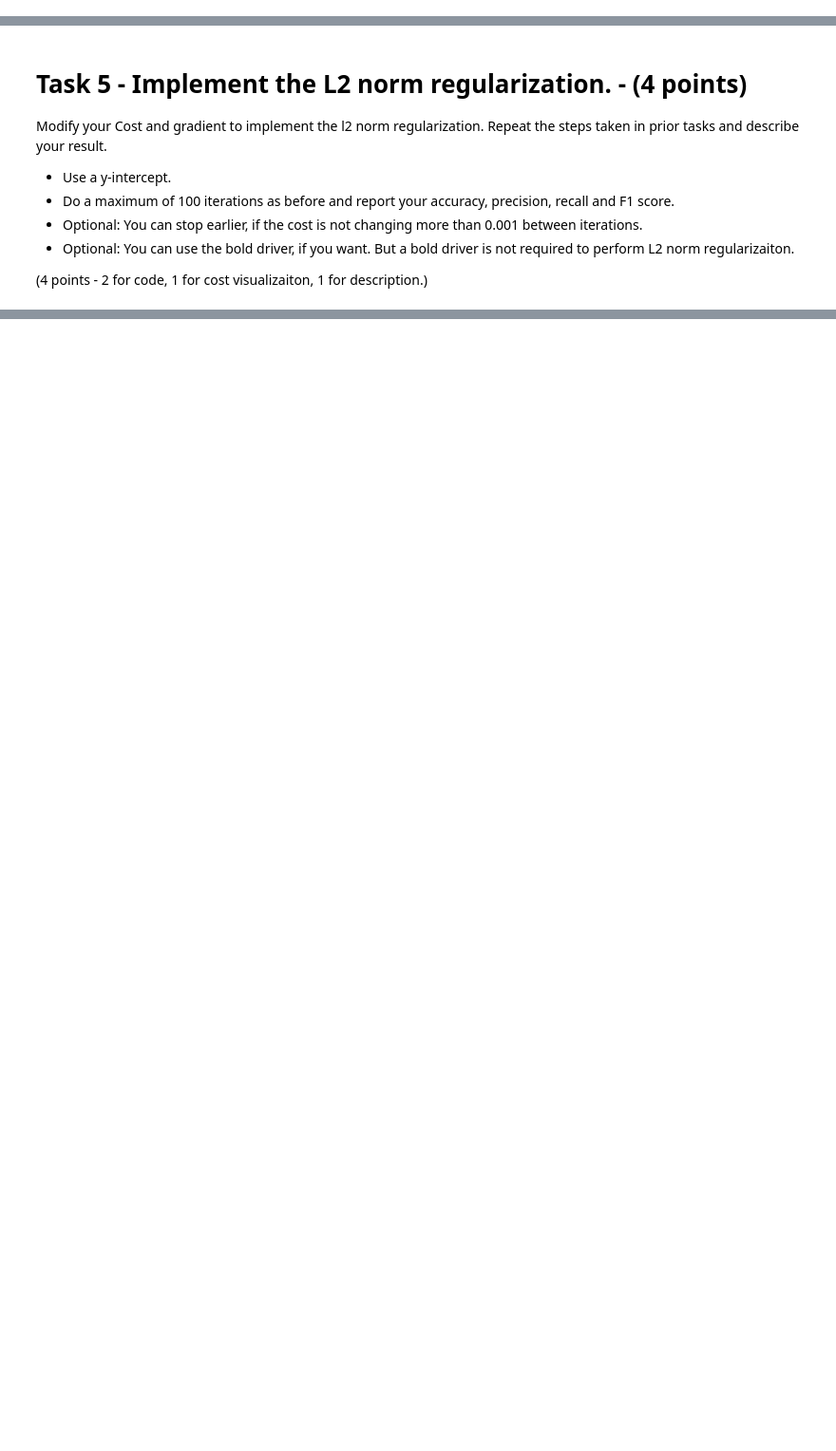
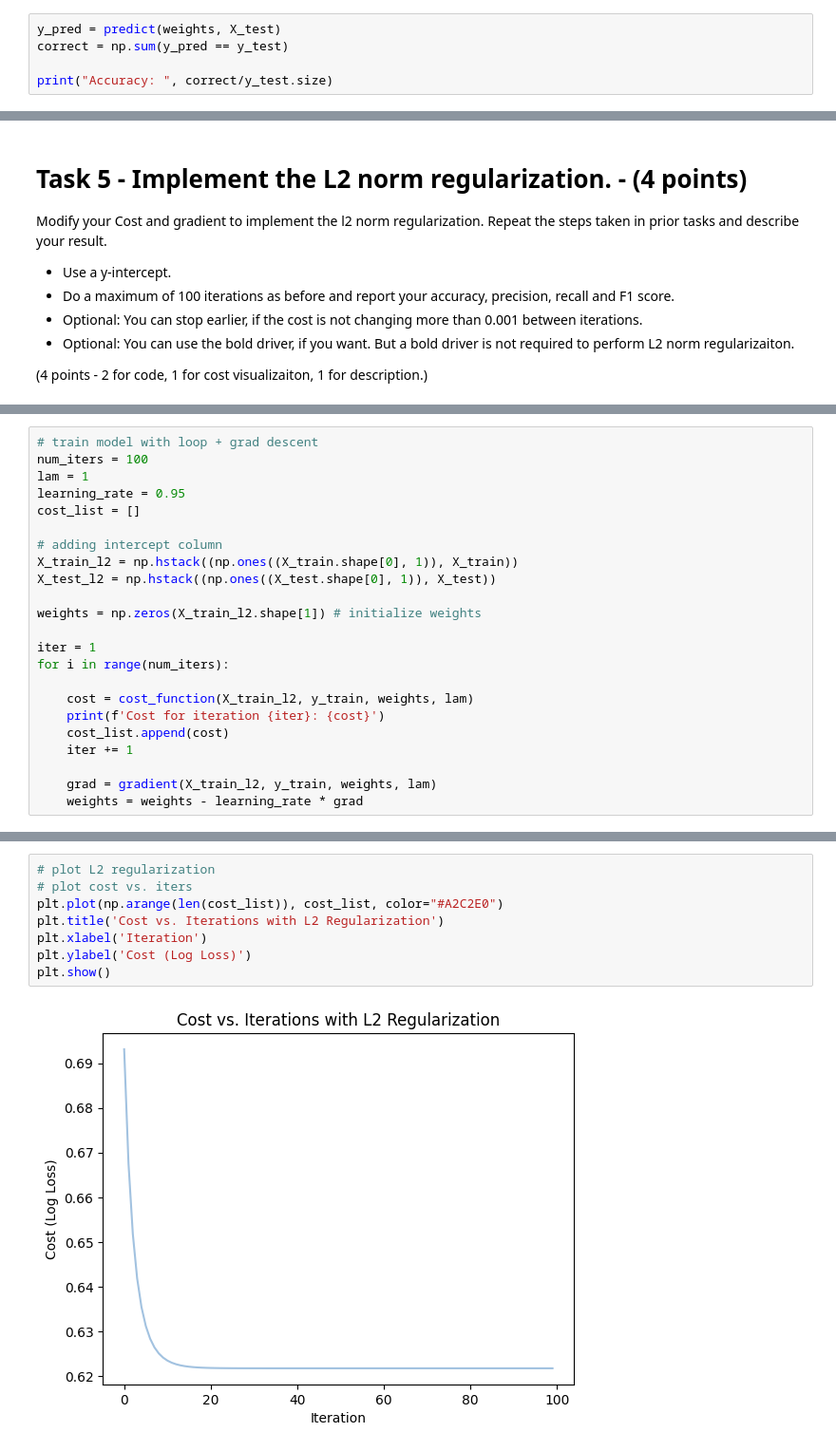
Before and after one commit to jack-mayberry/CS329E-Data-Analytics, a Jupyter notebook: Assignment 6/329e_HW06.ipynb, the cells around one changed output, grey strips where cells are left out. Shown at 95% size. Saved outputs shown, nothing was run; the diff lists cells and outputs as text; blank space fills up the shorter version.

```diff
--- a/Assignment 6/329e_HW06.ipynb
+++ b/Assignment 6/329e_HW06.ipynb
@@ -235,0 +305,5 @@ Print the results. (**4 points**)
+# %%
+y_pred = predict(weights, X_test)
+correct = np.sum(y_pred == y_test)
+
+print("Accuracy: ", correct/y_test.size)
@@ -268,0 +582,23 @@ Modify your Cost and gradient to implement the l2 norm regularization. Repeat th
+# %%
+# train model with loop + grad descent
+num_iters = 100
+lam = 1
+learning_rate = 0.95
+cost_list = []
+
+# adding intercept column
+X_train_l2 = np.hstack((np.ones((X_train.shape[0], 1)), X_train))
+X_test_l2 = np.hstack((np.ones((X_test.shape[0], 1)), X_test))
+
+weights = np.zeros(X_train_l2.shape[1]) # initialize weights
+
+iter = 1
+for i in range(num_iters):
+
+    cost = cost_function(X_train_l2, y_train, weights, lam)
+    print(f'Cost for iteration {iter}: {cost}')
+    cost_list.append(cost)
+    iter += 1
+
+    grad = gradient(X_train_l2, y_train, weights, lam)
+    weights = weights - learning_rate * grad
@@ -268,0 +623,10 @@ Modify your Cost and gradient to implement the l2 norm regularization. Repeat th
+# %%
+# plot L2 regularization
+# plot cost vs. iters
+plt.plot(np.arange(len(cost_list)), cost_list, color="#A2C2E0")
+plt.title('Cost vs. Iterations with L2 Regularization')
+plt.xlabel('Iteration')
+plt.ylabel('Cost (Log Loss)')
+plt.show()
+# %% [output]
+[figure, added]
```
Also changed, not shown: parts of 37 cells of this notebook.
